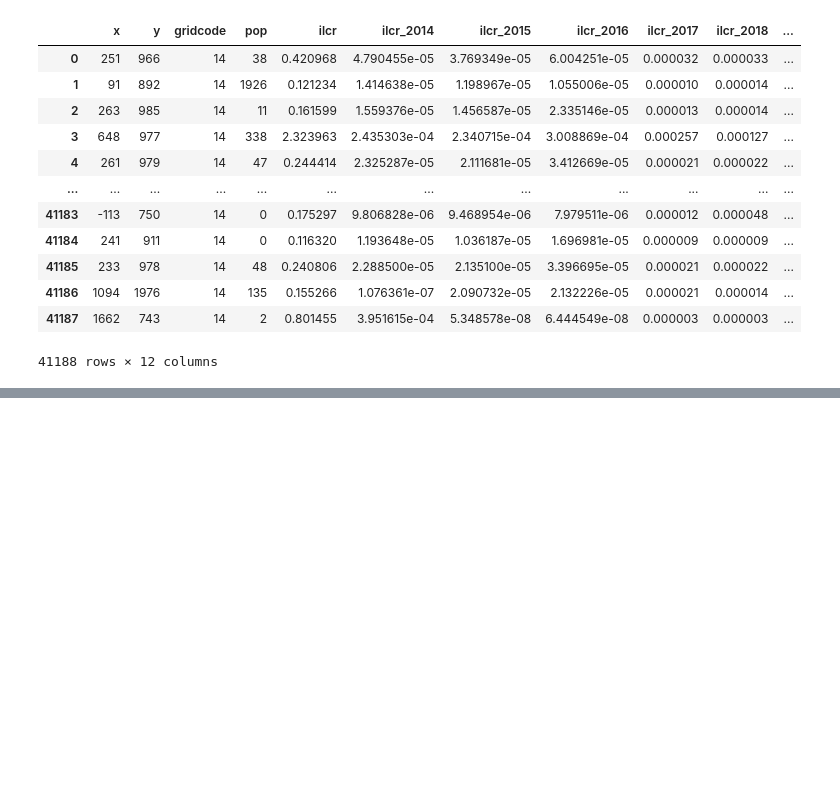
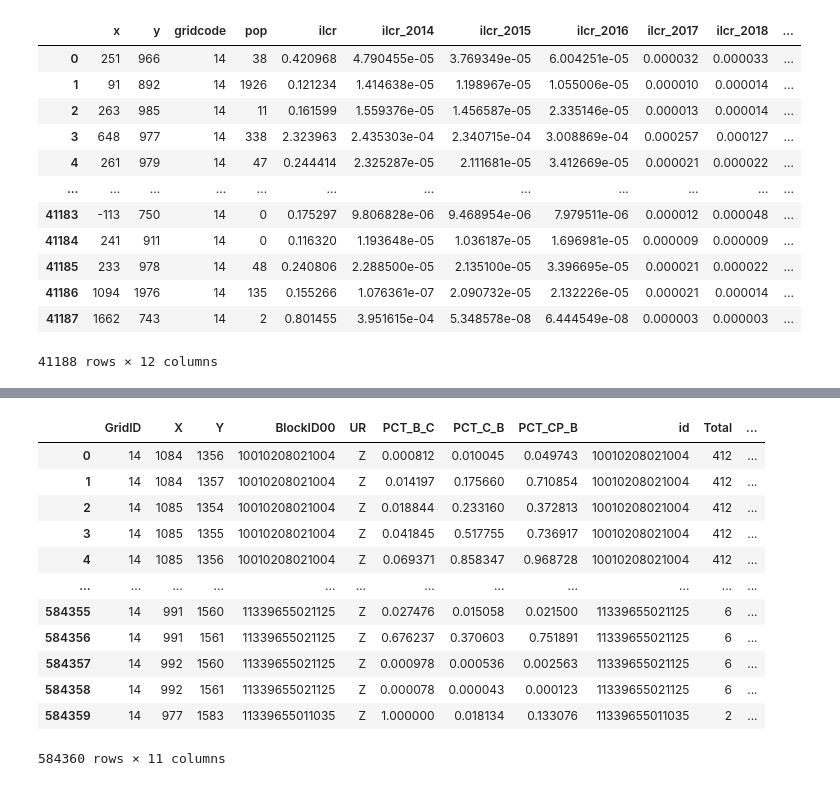
Before and after one commit to jasondamico/d3-visualizations, a Jupyter notebook: propublica_hotspots/python/cleaning.ipynb, the cells around one changed output, grey strips where cells are left out. Cells and saved outputs as stored; diff of their text form; code cells hidden in the pictures; blank space fills up the shorter version.

```diff
--- a/propublica_hotspots/python/cleaning.ipynb
+++ b/propublica_hotspots/python/cleaning.ipynb
@@ -318,0 +349,4 @@ pollution_gridspace_df
+# %%
+# Using Hawaii as example/proof of concept
+al_blocks_raw = pd.read_csv("../data/AL/DECENNIALPL2010.P1_data_with_overlays_2022-07-26T154032.csv", skiprows=1)
+al_blocks_raw
@@ -318,0 +367,3 @@ pollution_gridspace_df
+# %%
+al_blocks = clean_blocks(al_blocks_raw)
+al_blocks
@@ -318,0 +384,3 @@ pollution_gridspace_df
+# %%
+cont_x_walk_raw = pd.read_csv("../data/CensusBlock2010_ConUS_810m.csv")
+cont_x_walk_raw
@@ -318,0 +401,17 @@ pollution_gridspace_df
+# %%
+crosswalk = pd.DataFrame(cont_x_walk_raw)
+crosswalk.merge(al_blocks.loc[:, ["id", "Total", "White alone"]], left_on="BlockID00", right_on="id")
+# %% [output]
+|  | GridID | X | Y | BlockID00 | UR | PCT_B_C | PCT_C_B | PCT_CP_B | id | Total | ... |
+| 0 | 14 | 1084 | 1356 | 10010208021004 | Z | 0.000812 | 0.010045 | 0.049743 | 10010208021004 | 412 | ... |
+| 1 | 14 | 1084 | 1357 | 10010208021004 | Z | 0.014197 | 0.175660 | 0.710854 | 10010208021004 | 412 | ... |
+| 2 | 14 | 1085 | 1354 | 10010208021004 | Z | 0.018844 | 0.233160 | 0.372813 | 10010208021004 | 412 | ... |
+| 3 | 14 | 1085 | 1355 | 10010208021004 | Z | 0.041845 | 0.517755 | 0.736917 | 10010208021004 | 412 | ... |
+| 4 | 14 | 1085 | 1356 | 10010208021004 | Z | 0.069371 | 0.858347 | 0.968728 | 10010208021004 | 412 | ... |
+| ... | ... | ... | ... | ... | ... | ... | ... | ... | ... | ... | ... |
+| 584355 | 14 | 991 | 1560 | 11339655021125 | Z | 0.027476 | 0.015058 | 0.021500 | 11339655021125 | 6 | ... |
+| 584356 | 14 | 991 | 1561 | 11339655021125 | Z | 0.676237 | 0.370603 | 0.751891 | 11339655021125 | 6 | ... |
+| 584357 | 14 | 992 | 1560 | 11339655021125 | Z | 0.000978 | 0.000536 | 0.002563 | 11339655021125 | 6 | ... |
+| 584358 | 14 | 992 | 1561 | 11339655021125 | Z | 0.000078 | 0.000043 | 0.000123 | 11339655021125 | 6 | ... |
+| 584359 | 14 | 977 | 1583 | 11339655011035 | Z | 1.000000 | 0.018134 | 0.133076 | 11339655011035 | 2 | ... |
+584360 rows × 11 columns
```
Also changed, not shown: parts of 13 cells of this notebook.
